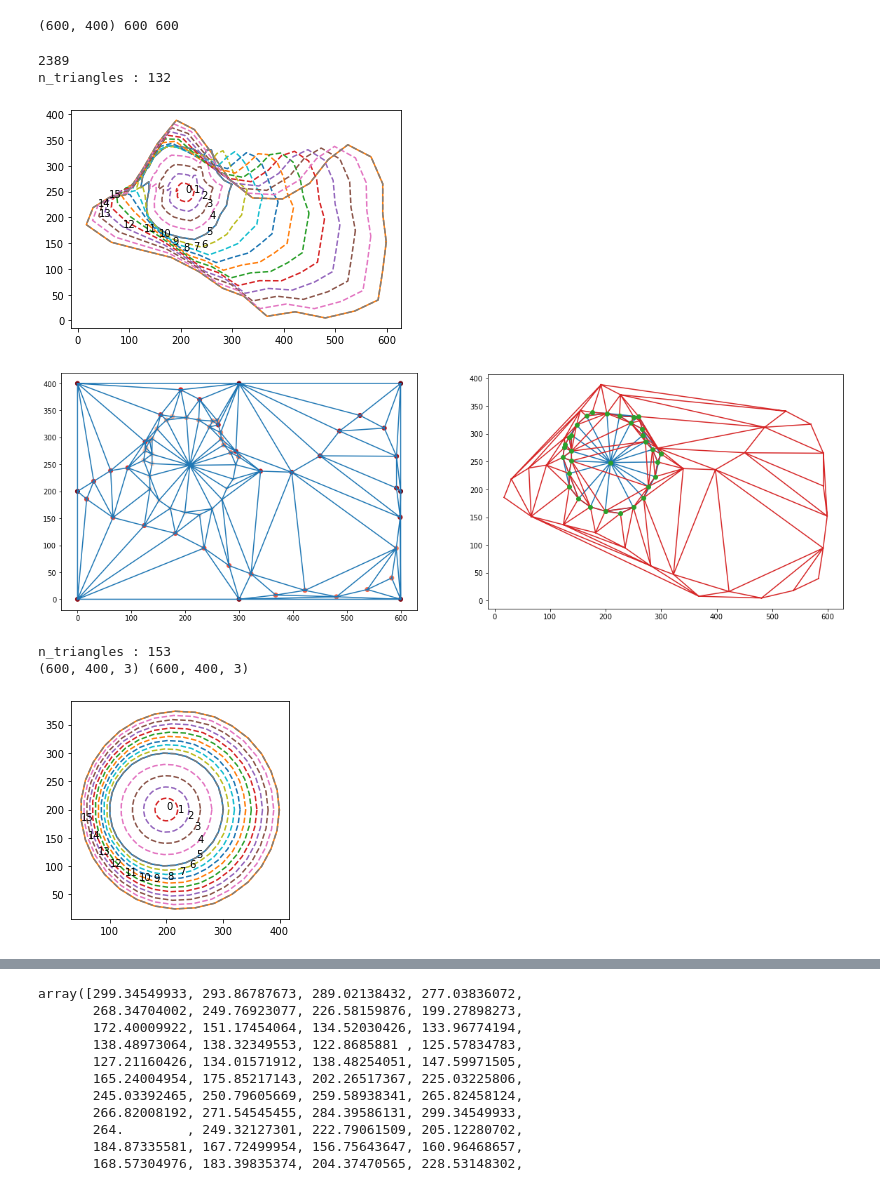
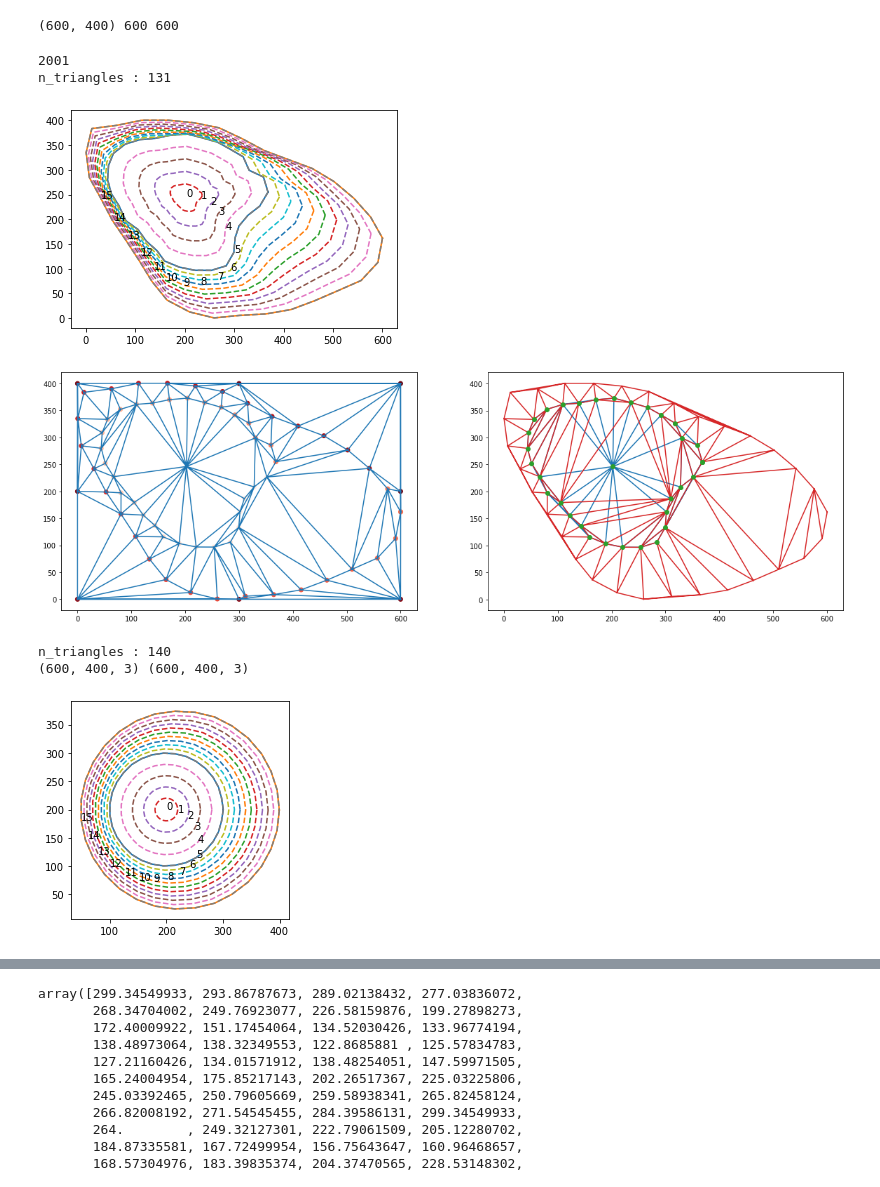
Before and after one commit to trangle1302/2D_shapespace, a Jupyter notebook: notebooks/deformation_field.ipynb, the cells around one changed output, grey strips where cells are left out. Cells and saved outputs as stored; diff of their text form; code cells hidden in the pictures.

```diff
--- a/notebooks/deformation_field.ipynb
+++ b/notebooks/deformation_field.ipynb
@@ -593,7 +593,7 @@ from skimage.morphology import convex_hull_image
 (x_max, y_max,_) = avg_cell.shape
 border_anchors = [[0,0],[x_max//2,0],[x_max,0],[0,y_max//2],[0,y_max],[x_max//2,y_max],[x_max,y_max//2],[x_max,y_max]]
 
-ori_shape = resize(np.rot90(shape,3), (600,400))
+ori_shape = resize(np.rot90(shape,1), (600,400))
 
 nu_ = ori_shape[:,:,2]
 nu = np.zeros((nu_.shape[0]+2, nu_.shape[1]+2))
@@ -618,7 +618,9 @@ cell_contour = find_contours(cell)
 print(len(cell_contour[0]))
 x,y = helpers.equidistance(cell_contour[0][:,0], cell_contour[0][:,1], n_points=32)
 cell_contour = np.array([[x[i], y[i]] for i in range(len(x))])
-pts1 = np.vstack([np.array(nu_centroid),nu_contour,cell_contour, border_anchors])
+pts1 = np.vstack([np.array(nu_centroid),
+                  realign_contour_startpoint(nu_contour),
+                  realign_contour_startpoint(cell_contour), border_anchors])
 
 convex_hull_cell = convex_hull_image(cell_)
 convex_hull_cell_contour = find_contours(convex_hull_cell)
@@ -629,7 +631,9 @@ if len(convex_hull_cell_contour)>1:
 else:
     x,y = helpers.equidistance(convex_hull_cell_contour[0][:,0], convex_hull_cell_contour[0][:,1], n_points=32)
 convex_hull_cell_contour = np.array([[x[i], y[i]] for i in range(len(x))])
-pts1_convex = np.vstack([np.array(nu_centroid),convex_hull_nu_contour,convex_hull_cell_contour, border_anchors])
+pts1_convex = np.vstack([np.array(nu_centroid),
+                         realign_contour_startpoint(convex_hull_nu_contour),
+                         realign_contour_startpoint(convex_hull_cell_contour), border_anchors])
 
 nuc = np.concatenate([nu_contour[:,0], nu_contour[:,1]])
 mem = np.concatenate([cell_contour[:,0], cell_contour[:,1]])
@@ -653,37 +657,37 @@ ax[1].triplot(cell_pt[:,0], cell_pt[:,1], Delaunay(cell_pt).simplices)
 ax[1].axis("scaled")
 plt.show()
 print(f"n_triangles : {len(Delaunay(nu_pt).simplices)+len(Delaunay(cell_pt).simplices)}")
 
 
 nu_centroid = center_of_mass(avg_cell[:,:,2])
 nu_contour = find_contours(avg_cell[:,:,2])
 x,y = helpers.equidistance(nu_contour[0][:,0], nu_contour[0][:,1], n_points=32)
 nu_contour = np.array([[x[i], y[i]] for i in range(len(x))])
 
 cell_contour = find_contours(avg_cell[:,:,0])
 x,y = helpers.equidistance(cell_contour[0][:,0], cell_contour[0][:,1], n_points=32)
 cell_contour = np.array([[x[i], y[i]] for i in range(len(x))])
 pts2 = np.vstack([np.array(nu_centroid),nu_contour,cell_contour, border_anchors])
 
 nuc = np.concatenate([nu_contour[:,0], nu_contour[:,1]])
 mem = np.concatenate([cell_contour[:,0], cell_contour[:,1]])
 x_2,y_2 = parameterize.get_coordinates(nuc, mem, nu_centroid, n_isos=[5,10], plot=True)
 
 # Delaunay triangulation
 # Each triangle is represented as three integers: each value represents a index in to the original points array.
 srcTri = Delaunay(pts1).simplices
 dstTri = Delaunay(pts2).simplices
 print(avg_cell.shape, ori_shape.shape)
 #M = transformation_from_points(tri1, tri2)
 
 
 #warp_mat = cv2.getAffineTransform(srcTri, dstTri)
 #dst = cv2.warpAffine(img, M, (cols, rows))
 # %% [output]
-2389
-n_triangles : 132
+2001
+n_triangles : 131
-[figure, old version]
+[figure, new version]
-[figure, old version]
+[figure, new version]
-n_triangles : 153
+n_triangles : 140
 (600, 400, 3) (600, 400, 3)
 [figure]
```
Also changed, not shown: parts of 33 cells of this notebook, 1 other file.
